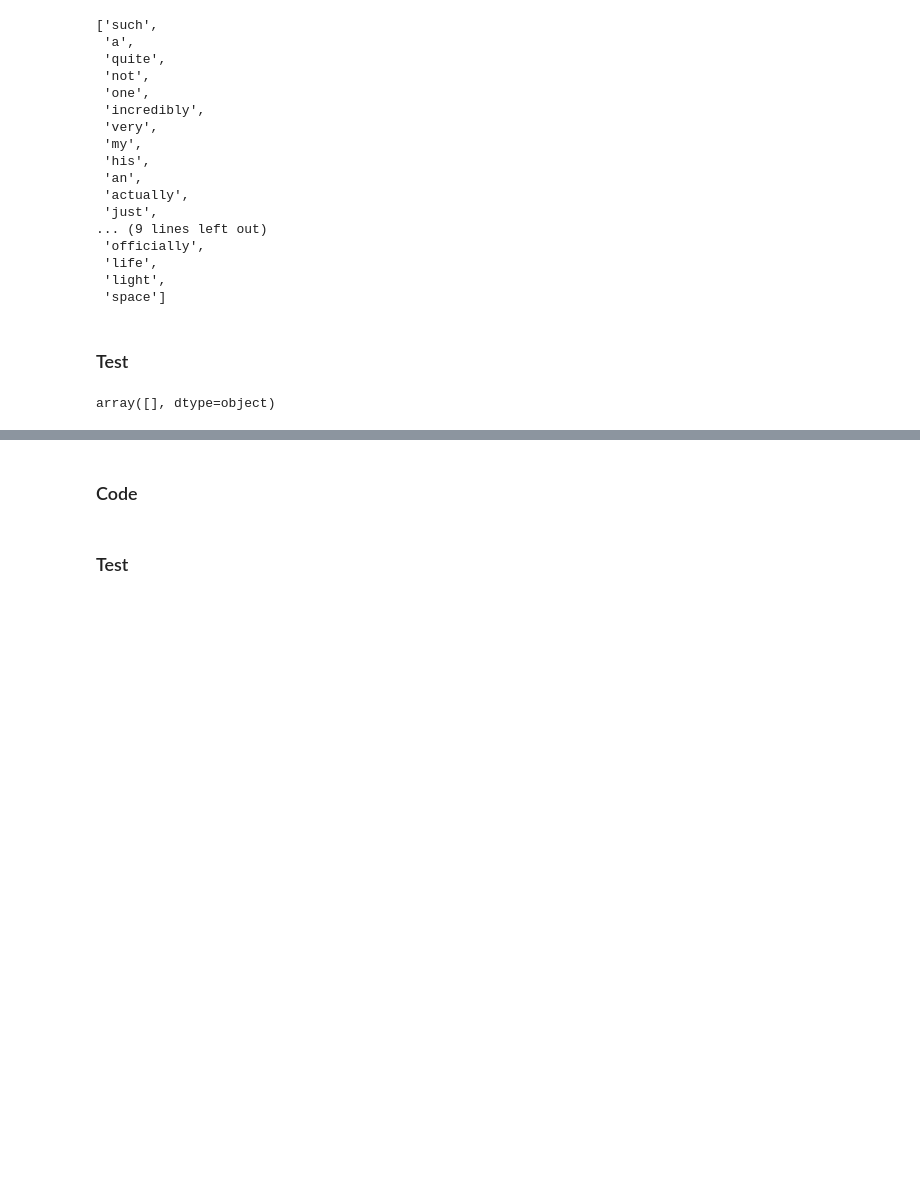
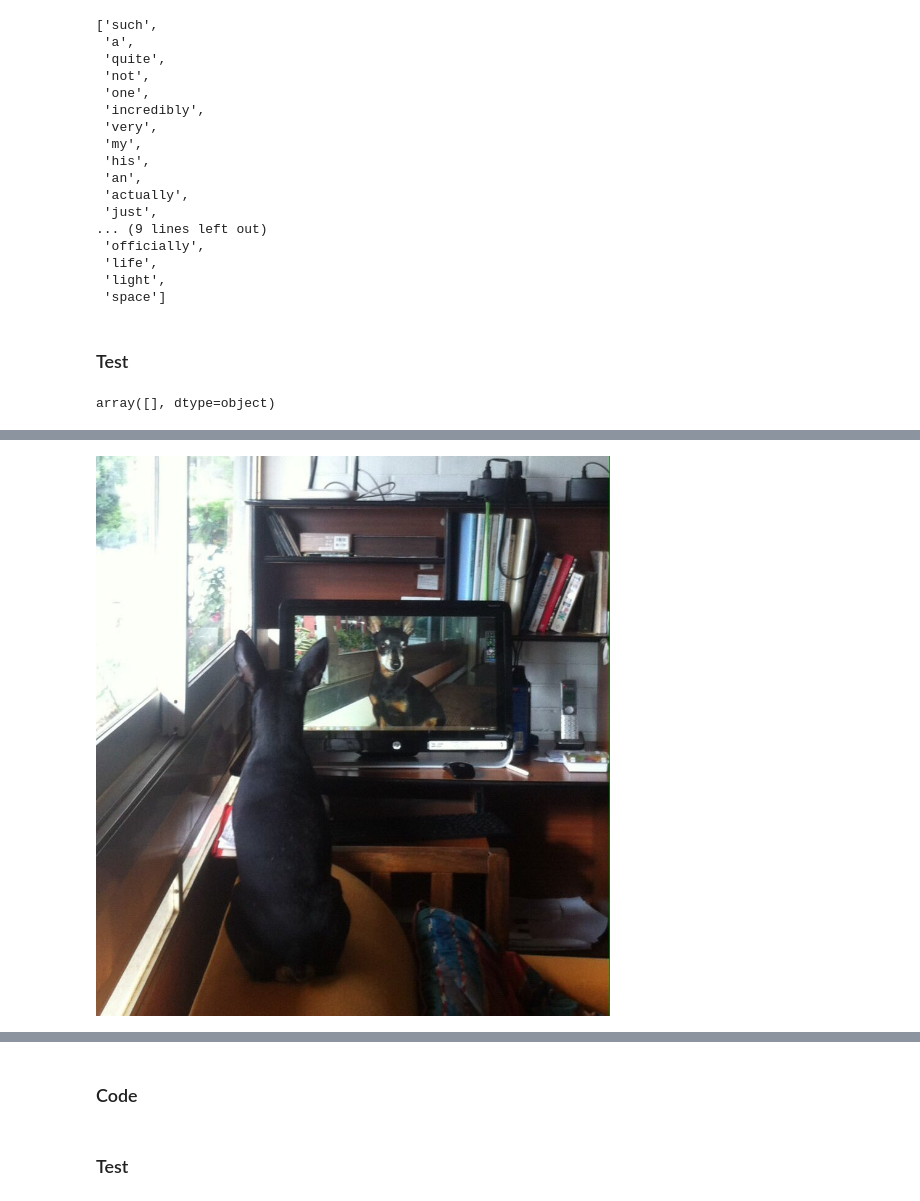
Before and after one commit to viktor-begun/Data_Analyst_Data-Wrangling, a Jupyter notebook: wrangle_act.ipynb, the cells around one changed output, grey strips where cells are left out. Drawn from its saved outputs; the diff is of its cells as text; code cells hidden in the pictures; blank space fills up the shorter version.

```diff
--- a/wrangle_act.ipynb
+++ b/wrangle_act.ipynb
@@ -651,0 +718,4 @@ array([], dtype=object)
+# %%
+Image(img_predictions_clean.iloc[18].jpg_url)
+# %% [output]
+[figure, added]
```
Also changed, not shown: parts of 53 cells of this notebook.
